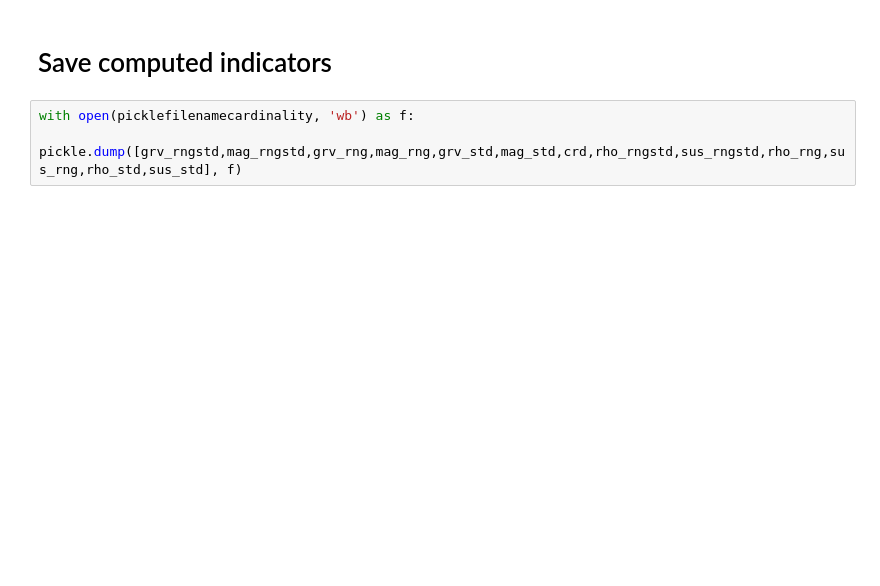
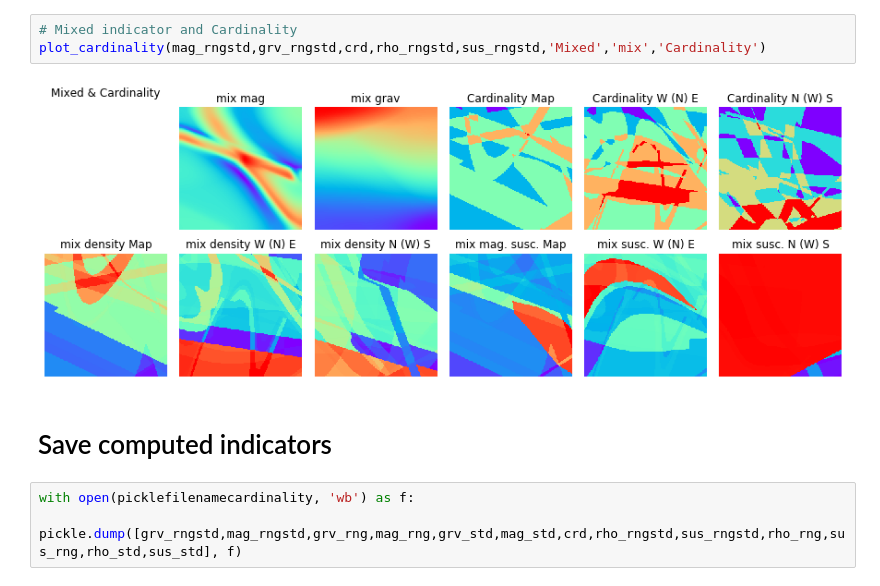
Before and after one commit to Loop3D/loopUI, a Jupyter notebook: nbk-cardinality.ipynb, the cells around one changed output. Saved outputs shown, nothing was run; the diff lists cells and outputs as text; blank space fills up the shorter version.

```diff
--- a/nbk-cardinality.ipynb
+++ b/nbk-cardinality.ipynb
@@ -192,3 +79,8 @@ plt.show()
+# %%
+# Mixed indicator and Cardinality
+plot_cardinality(mag_rngstd,grv_rngstd,crd,rho_rngstd,sus_rngstd,'Mixed','mix','Cardinality')
+# %% [output]
+[figure, added]
 # %% [markdown]
 # Save computed indicators
 # %%
```
Also changed, not shown: parts of 13 cells of this notebook, 6 other files.
